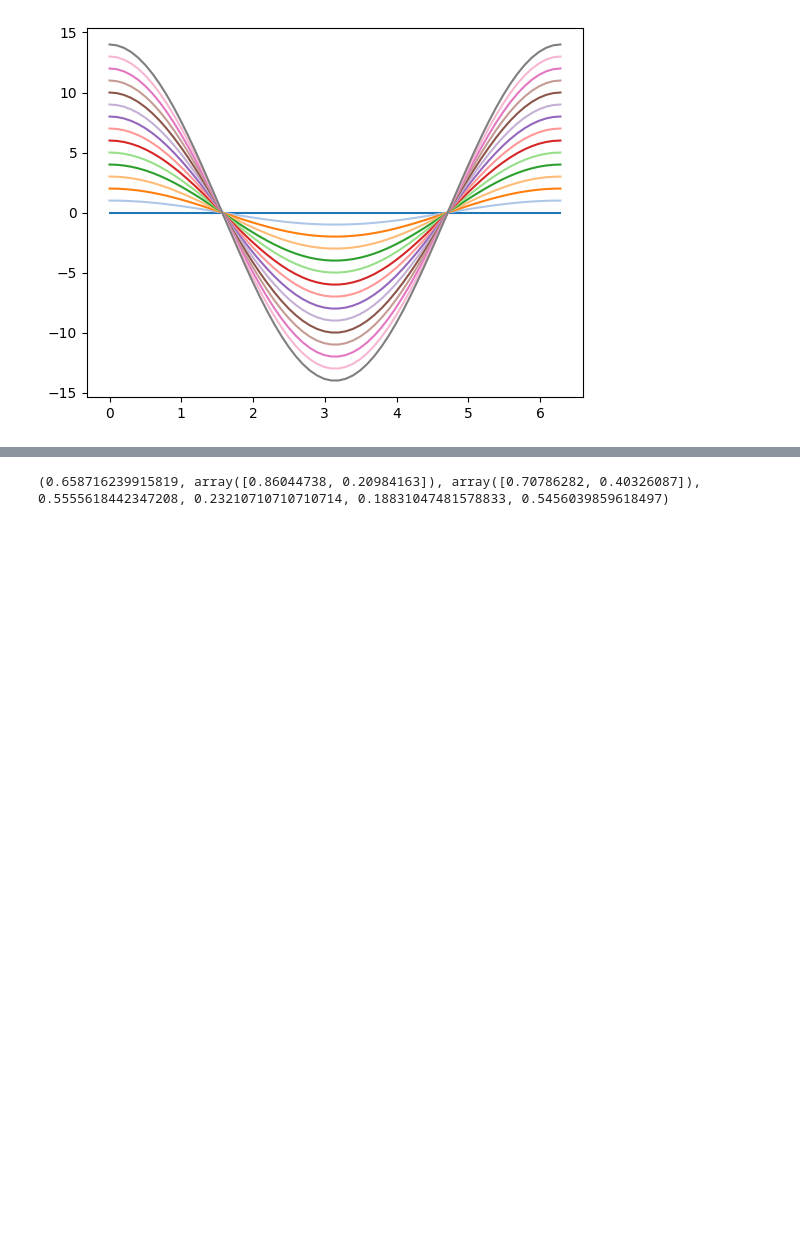
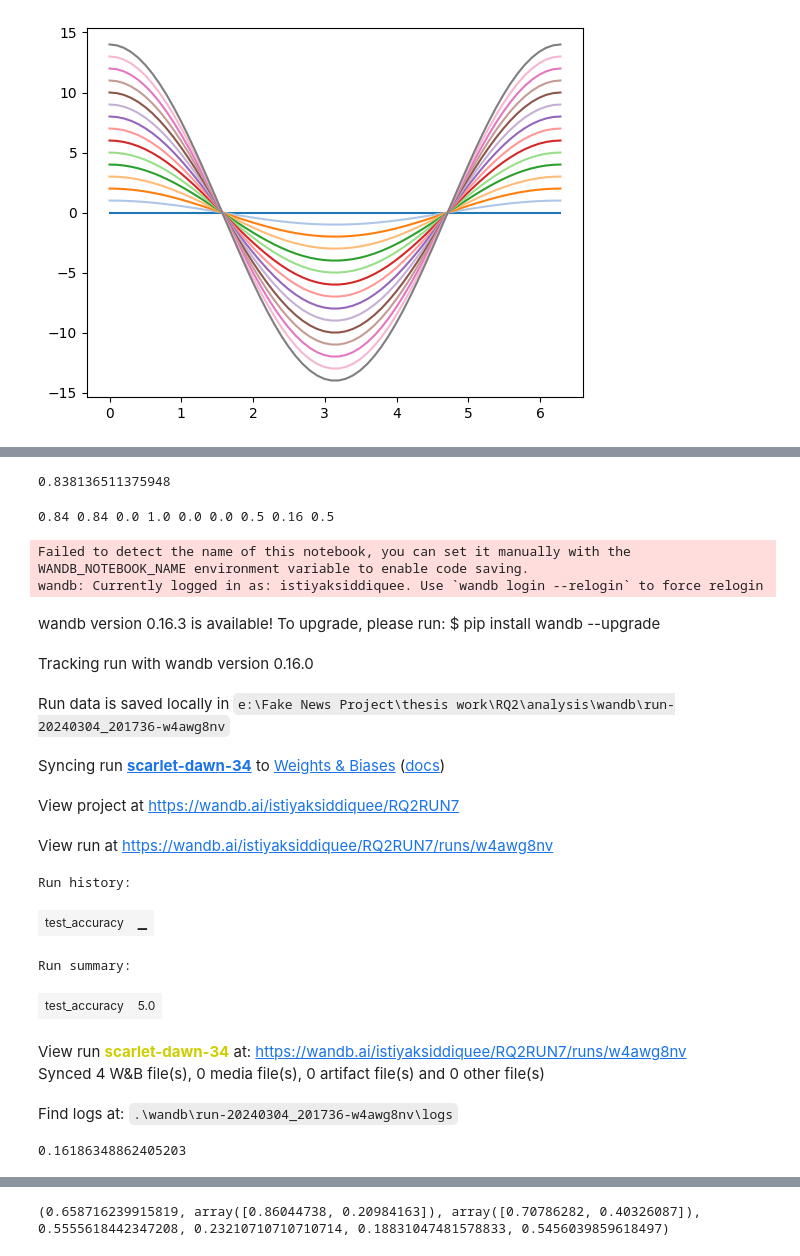
Before and after one commit to istiyaksiddiquee/thesis-work, a Jupyter notebook: RQ2/analysis/analysis.ipynb, the cells around one changed output, grey strips where cells are left out. Cells and saved outputs as stored; diff of their text form; code cells hidden in the pictures; blank space fills up the shorter version.

```diff
--- a/RQ2/analysis/analysis.ipynb
+++ b/RQ2/analysis/analysis.ipynb
@@ -186,3 +269,61 @@ X_test
+# %%
+temp = logit_result.cv_results_
+d = pd.DataFrame.from_dict(temp)
+d.sort_values(by="rank_test_average_precision_score", ascending=True)['mean_test_accuracy_score'].iloc[0]
+# %% [output]
+0.838136511375948
+# %%
+cv_result = logit_result.cv_results_
+cv_result_df = pd.DataFrame.from_dict(cv_result)
+cv_result_df.sort_values(by="rank_test_average_precision_score", ascending=True, inplace=True)
+mean_test_accuracy_score = round(cv_result_df['mean_test_accuracy_score'].iloc[0], 2)
+mean_test_precision_0 = round(cv_result_df['mean_test_precision_0'].iloc[0], 2)
+mean_test_precision_1 = round(cv_result_df['mean_test_precision_1'].iloc[0], 2)
+mean_test_recall_0 = round(cv_result_df['mean_test_recall_0'].iloc[0], 2)
+mean_test_recall_1 = round(cv_result_df['mean_test_recall_1'].iloc[0], 2)
+mean_test_fbeta_score = round(cv_result_df['mean_test_fbeta_score'].iloc[0], 2)
+mean_test_balanced_accuracy_score = round(cv_result_df['mean_test_balanced_accuracy_score'].iloc[0], 2)
+mean_test_average_precision_score = round(cv_result_df['mean_test_average_precision_score'].iloc[0], 2)
+mean_test_roc_auc = round(cv_result_df['mean_test_roc_auc'].iloc[0], 2)
+print(mean_test_accuracy_score, mean_test_precision_0, mean_test_precision_1, mean_test_recall_0, mean_test_recall_1, mean_test_fbeta_score, mean_test_balanced_accuracy_score, mean_test_average_precision_score, mean_test_roc_auc)
+# %% [output]
+0.84 0.84 0.0 1.0 0.0 0.0 0.5 0.16 0.5
+# %%
+import wandb
+import os
+
+os.environ["WANDB_API_KEY"] = "b21f4406f3966154b12e98de3bef934216952a54"
+os.environ["WANDB_ENTITY"] = "istiyaksiddiquee"
+os.environ["WANDB__SERVICE_WAIT"] = "300"
+
+
+wandb.init(project='RQ2RUN7', group='logit', job_type='epoch_5')
+wandb.log({
+    "test_accuracy": 5.0,
+})
+
+wandb.finish()
+# %% [output]
+Failed to detect the name of this notebook, you can set it manually with the WANDB_NOTEBOOK_NAME environment variable to enable code saving.
+wandb: Currently logged in as: istiyaksiddiquee. Use `wandb login --relogin` to force relogin
+wandb version 0.16.3 is available! To upgrade, please run: $ pip install wandb --upgrade
+Tracking run with wandb version 0.16.0
+Run data is saved locally in e:\Fake News Project\thesis work\RQ2\analysis\wandb\run-20240304_201736-w4awg8nv
+Syncing run scarlet-dawn-34 to Weights & Biases (docs)
+View project at https://wandb.ai/istiyaksiddiquee/RQ2RUN7
+View run at https://wandb.ai/istiyaksiddiquee/RQ2RUN7/runs/w4awg8nv
+Run history:
+| test_accuracy | ▁ |
+Run summary:
+| test_accuracy | 5.0 |
+View run scarlet-dawn-34 at: https://wandb.ai/istiyaksiddiquee/RQ2RUN7/runs/w4awg8nv
+Synced 4 W&B file(s), 0 media file(s), 0 artifact file(s) and 0 other file(s)
+Find logs at: .\wandb\run-20240304_201736-w4awg8nv\logs
+# %%
+logit_result.best_score_
+logit_result.best_estimator_
+# %% [output]
+0.16186348862405203
 # %%
 import os
 import wandb
```
Also changed, not shown: parts of 12 cells of this notebook, 18 other files.
